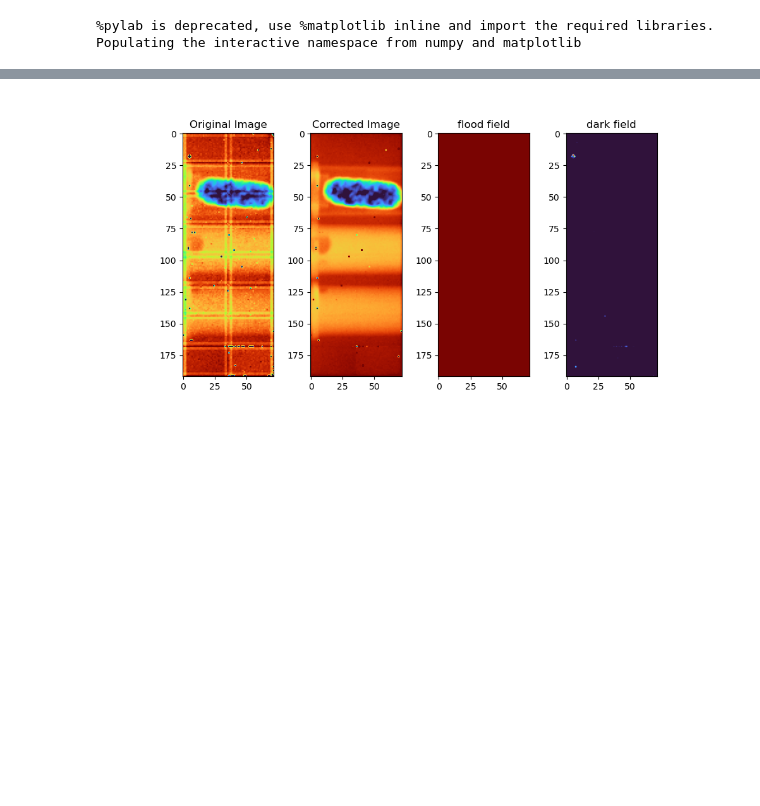
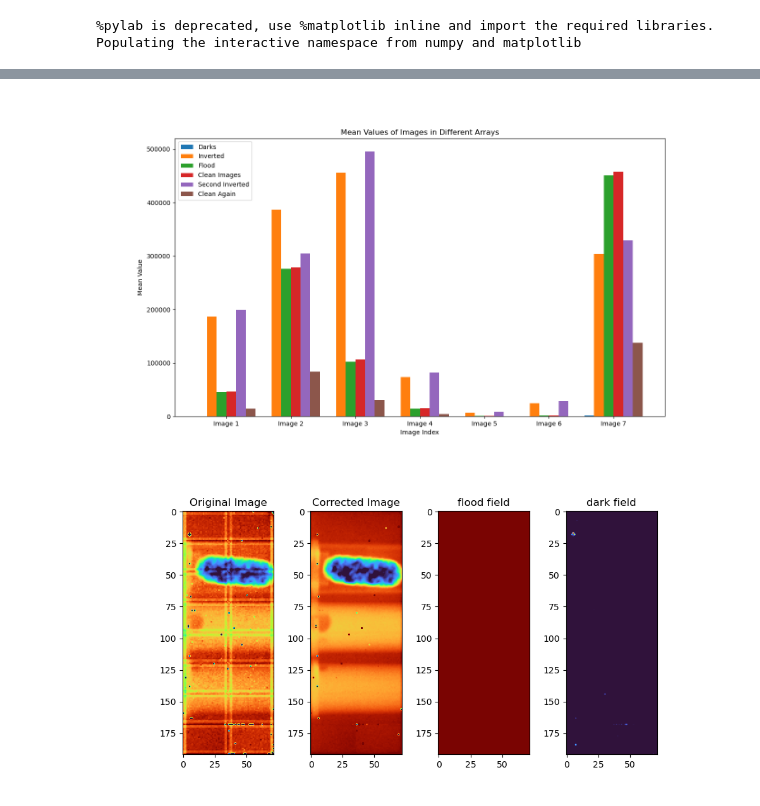
Before and after one commit to jerichooconnell/work-dfci, a Jupyter notebook: 9-PCCT_Magdalena_results/look_at_images.ipynb, the cells around one changed output, grey strips where cells are left out. Drawn from its saved outputs; the diff is of its cells as text; code cells hidden in the pictures; blank space fills up the shorter version.

```diff
--- a/9-PCCT_Magdalena_results/look_at_images.ipynb
+++ b/9-PCCT_Magdalena_results/look_at_images.ipynb
@@ -56,3 +70,47 @@ VBox(children=(HBox(children=(IntSlider(value=0, description='axis0', max=48, re
+# %%
+import numpy as np
+import matplotlib.pyplot as plt
+
+# Assuming data_list is already loaded and contains the image data
+# data_list = np.load('path_to_your_data.npy')  # Replace with actual data loading
+
+# Extract the arrays
+darks = data_list.squeeze()[7:14]
+inverted = data_list.squeeze()[14:21]
+flood = data_list.squeeze()[21:28]
+clean_images = data_list.squeeze()[28:35]
+second_inverted = data_list.squeeze()[35:42]
+clean_again = data_list.squeeze()[42:49]
+
+# Calculate the mean value of each image in the arrays
+mean_darks = [np.mean(image) for image in darks]
+mean_inverted = [np.mean(image) for image in inverted]
+mean_flood = [np.mean(image) for image in flood]
+mean_clean_images = [np.mean(image) for image in clean_images]
+mean_second_inverted = [np.mean(image) for image in second_inverted]
+mean_clean_again = [np.mean(image) for image in clean_again]
+
+# Create a bar plot
+x = np.arange(7)  # There are 7 images in each array
+width = 0.15  # Width of the bars
+
+plt.figure(figsize=(14, 8))
+
+plt.bar(x - 2.5*width, mean_darks, width, label='Darks')
+plt.bar(x - 1.5*width, mean_inverted, width, label='Inverted')
+plt.bar(x - 0.5*width, mean_flood, width, label='Flood')
+plt.bar(x + 0.5*width, mean_clean_images, width, label='Clean Images')
+plt.bar(x + 1.5*width, mean_second_inverted, width, label='Second Inverted')
+plt.bar(x + 2.5*width, mean_clean_again, width, label='Clean Again')
+
+plt.xlabel('Image Index')
+plt.ylabel('Mean Value')
+plt.title('Mean Values of Images in Different Arrays')
+plt.xticks(x, [f'Image {i+1}' for i in x])
+plt.legend()
+plt.show()
+# %% [output]
+[figure, added]
 # %%
 import numpy as np
 import matplotlib.pyplot as plt
```
Also changed, not shown: parts of 4 cells of this notebook, 3 other files.
